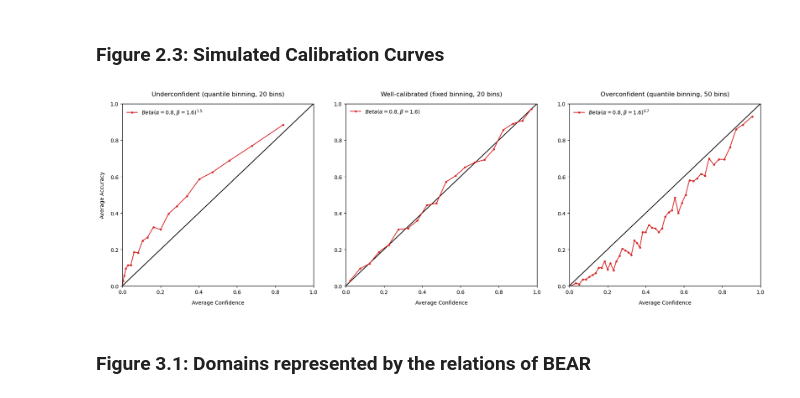
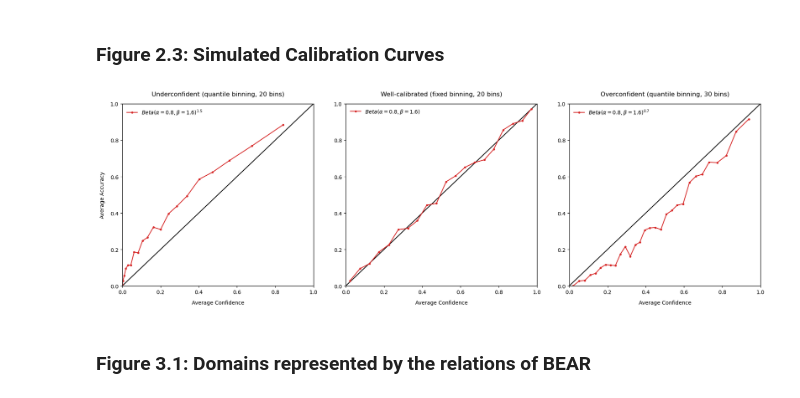
Before and after one commit to diamir707/LMsCONFonBEAR, a Jupyter notebook: results/e0other_results.ipynb, the cells around one changed output. Drawn from its saved outputs; the diff is of its cells as text; code cells hidden in the pictures.

Commit message:
30 bins for right plot Figure 2.4.

```diff
--- a/results/e0other_results.ipynb
+++ b/results/e0other_results.ipynb
@@ -80,28 +80,28 @@ plt.show()
 # %%
 n = 10_000
 np.random.seed(444)
 
 confs_well = beta.rvs(0.8, 1.6, size=n)     # Well-Calibrated
 confs_under = confs_well ** 1.5             # Underconfident
 confs_over = confs_well ** 0.7              # Overconfident
 ground_truths = np.random.binomial(1, confs_well)
 fig, axs = plt.subplots(1, 3, figsize=(18, 6))
 
 plot_calibration_curve("Underconfident (quantile binning, 20 bins)", [ground_truths], [confs_under], n_bins=20,
                        binning_strategy="quantile", colors=["#d62828"], linestyles=["solid"], markers=["."],
                        labels=[r"$Beta(\alpha=0.8, \beta=1.6)^{1.5}$"], axis=axs[0])
 plot_calibration_curve("Well-calibrated (fixed binning, 20 bins)", [ground_truths], [confs_well], n_bins=20,
                        binning_strategy="uniform", colors=["#d62828"], linestyles=["solid"], markers=["."],
                        labels=[r"$Beta(\alpha=0.8, \beta=1.6)$"], axis=axs[1])
-plot_calibration_curve("Overconfident (quantile binning, 50 bins)", [ground_truths], [confs_over], n_bins=50,
+plot_calibration_curve("Overconfident (quantile binning, 30 bins)", [ground_truths], [confs_over], n_bins=30,
                        binning_strategy="quantile", colors=["#d62828"], linestyles=["solid"], markers=["."],
                        labels=[r"$Beta(\alpha=0.8, \beta=1.6)^{0.7}$"],  axis=axs[2])
 axs[1].set_ylabel("")
 axs[2].set_ylabel("")
 plt.savefig(graphics_path + "calibration_curves_simulated" + graphics_format, dpi=600)
 plt.show()
 # %% [output]
-[figure, old version]
+[figure, new version]
 # %% [markdown]
 ### Figure 3.1: Domains represented by the relations of BEAR
 # %%
```
